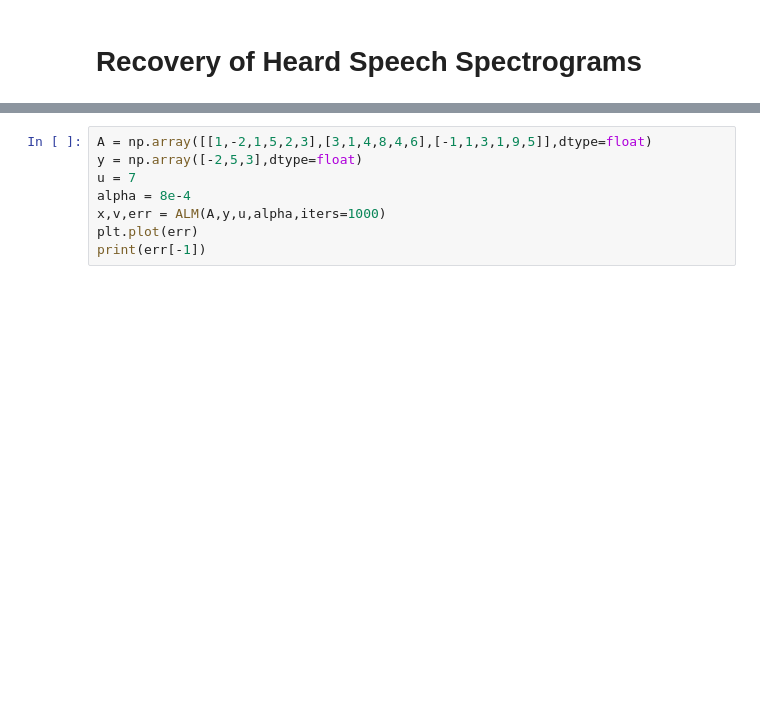
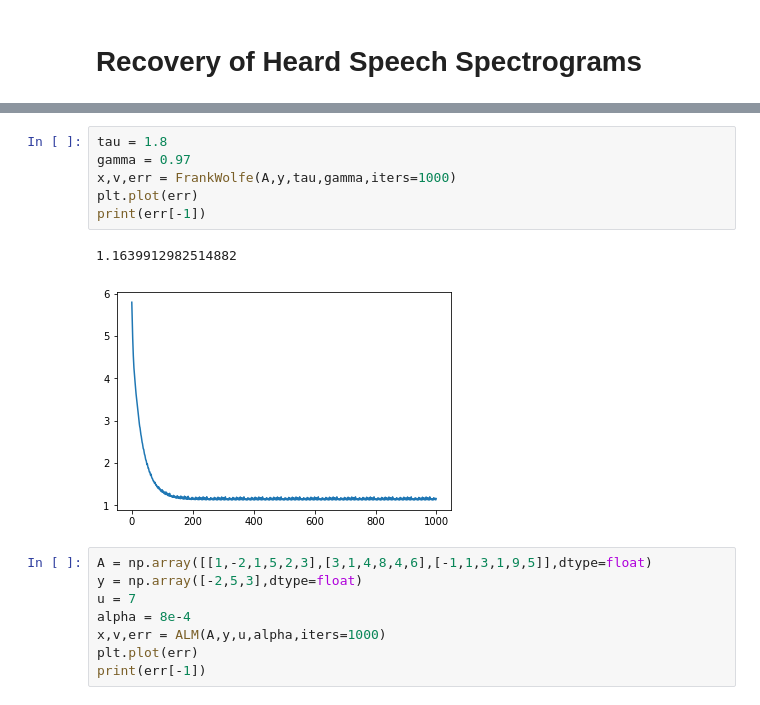
Before and after one commit to adityasinha379/Sparse-Recovery-of-Heard-Speech-Spectrogram, a Jupyter notebook: Project_as5624_vsr2119.ipynb, the cells around one changed output, grey strips where cells are left out. Drawn from its saved outputs; the diff is of its cells as text; blank space fills up the shorter version.

```diff
--- a/Project_as5624_vsr2119.ipynb
+++ b/Project_as5624_vsr2119.ipynb
@@ -23,3 +68,12 @@ def ALM(A,y,u,alpha,iters):
+# %%
+tau = 1.8
+gamma = 0.97
+x,v,err = FrankWolfe(A,y,tau,gamma,iters=1000)
+plt.plot(err)
+print(err[-1])
+# %% [output]
+1.1639912982514882
+[figure, added]
 # %%
 A = np.array([[1,-2,1,5,2,3],[3,1,4,8,4,6],[-1,1,3,1,9,5]],dtype=float)
 y = np.array([-2,5,3],dtype=float)
```
Also changed, not shown: parts of 3 cells of this notebook.
